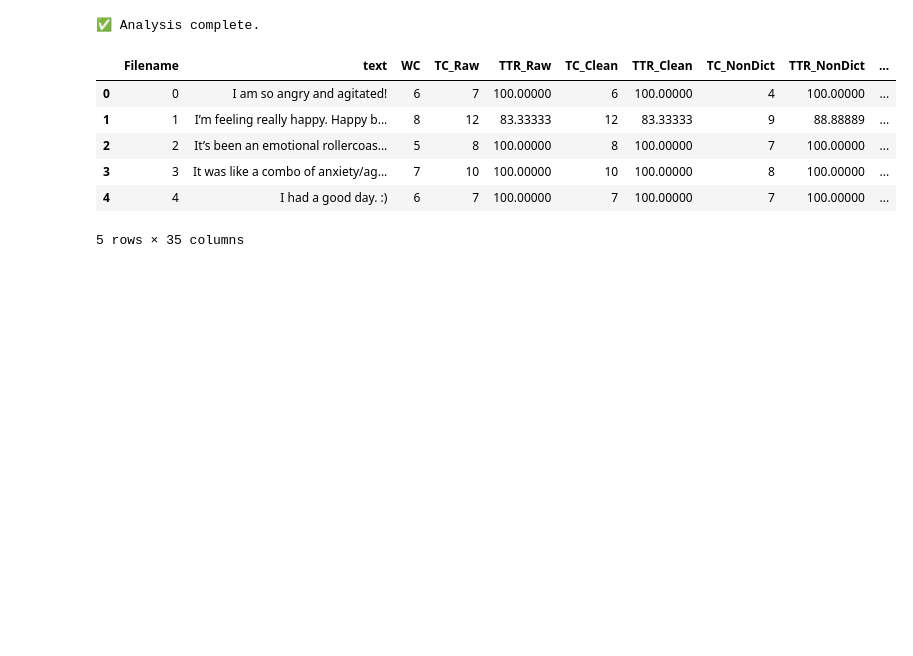
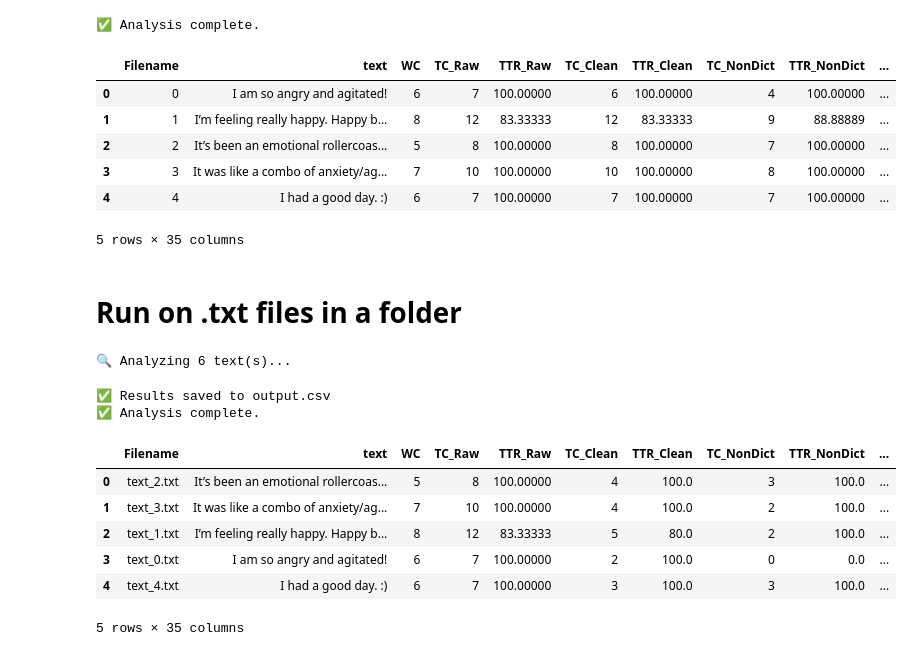
Before and after one commit to Bushel-of-Lemons/LEMO_Vocabulate, a Jupyter notebook: Example-notebook.ipynb, the cells around one changed output. Saved outputs shown, nothing was run; the diff lists cells and outputs as text; code cells hidden in the pictures; blank space fills up the shorter version.

```diff
--- a/Example-notebook.ipynb
+++ b/Example-notebook.ipynb
@@ -56,3 +64,25 @@ results.head()
 | 3 | 3 | It was like a combo of anxiety/ag... | 7 | 10 | 100.00000 | 10 | 100.00000 | 8 | 100.00000 | ... |
 | 4 | 4 | I had a good day. :) | 6 | 7 | 100.00000 | 7 | 100.00000 | 7 | 100.00000 | ... |
 5 rows × 35 columns
+# %% [markdown]
+# Run on .txt files in a folder
+# %%
+txt_results = run_vocabulate_analysis(
+    dict_file=get_data_path("AEV_Dict.csv"),
+    input_data="texts_to_analyze",
+    stopwords_file=get_data_path("stopwords.txt"),  # Use bundled stopwords
+    raw_counts=True,
+    output_csv="output.csv"
+)
+txt_results.head()
+# %% [output]
+🔍 Analyzing 6 text(s)...
+✅ Results saved to output.csv
+✅ Analysis complete.
+|  | Filename | text | WC | TC_Raw | TTR_Raw | TC_Clean | TTR_Clean | TC_NonDict | TTR_NonDict | ... |
+| 0 | text_2.txt | It’s been an emotional rollercoas... | 5 | 8 | 100.00000 | 4 | 100.0 | 3 | 100.0 | ... |
+| 1 | text_3.txt | It was like a combo of anxiety/ag... | 7 | 10 | 100.00000 | 4 | 100.0 | 2 | 100.0 | ... |
+| 2 | text_1.txt | I’m feeling really happy. Happy b... | 8 | 12 | 83.33333 | 5 | 80.0 | 2 | 100.0 | ... |
+| 3 | text_0.txt | I am so angry and agitated! | 6 | 7 | 100.00000 | 2 | 100.0 | 0 | 0.0 | ... |
+| 4 | text_4.txt | I had a good day. :) | 6 | 7 | 100.00000 | 3 | 100.0 | 3 | 100.0 | ... |
+5 rows × 35 columns
```
Also changed, not shown: parts of 4 cells of this notebook, 12 other files.
